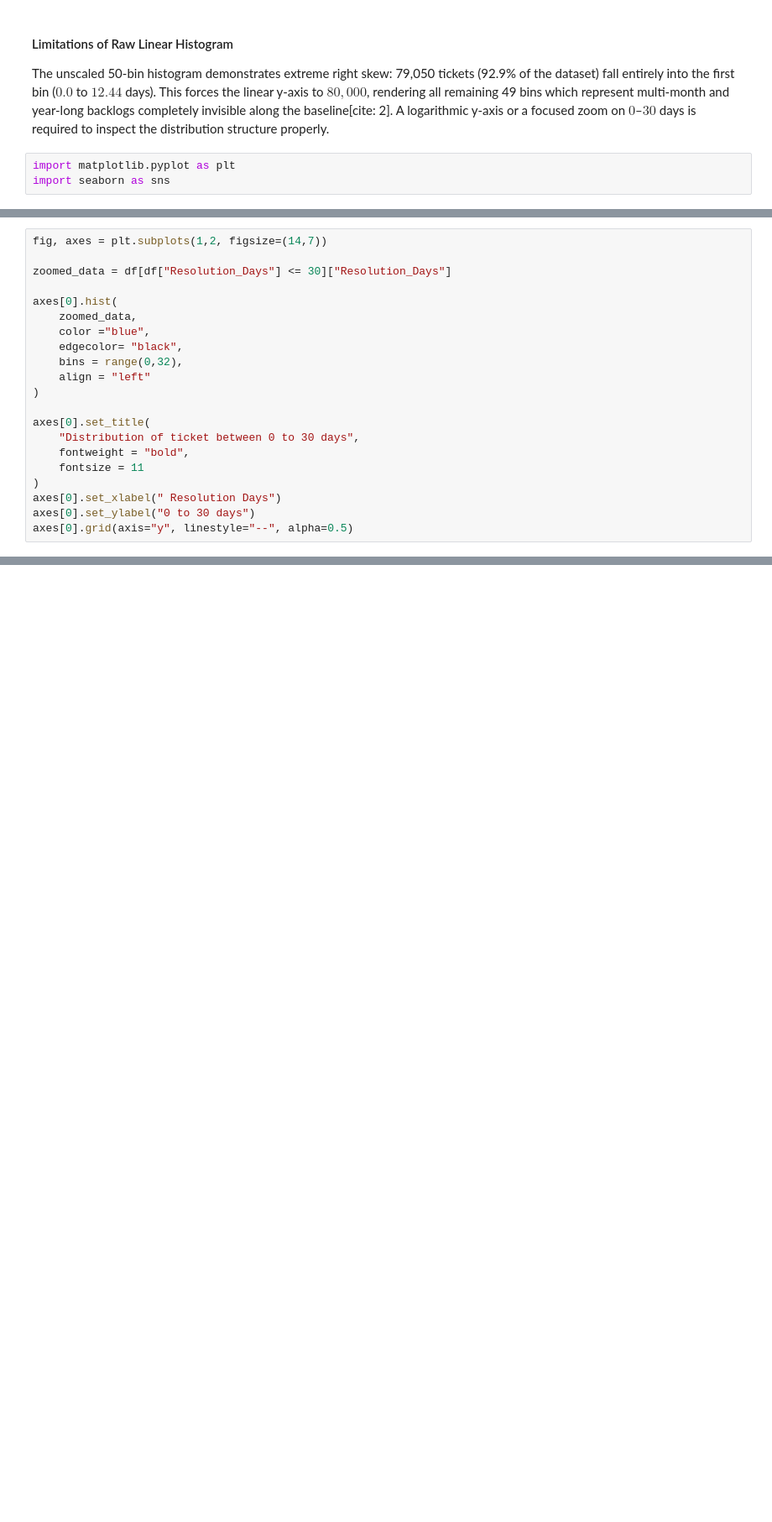
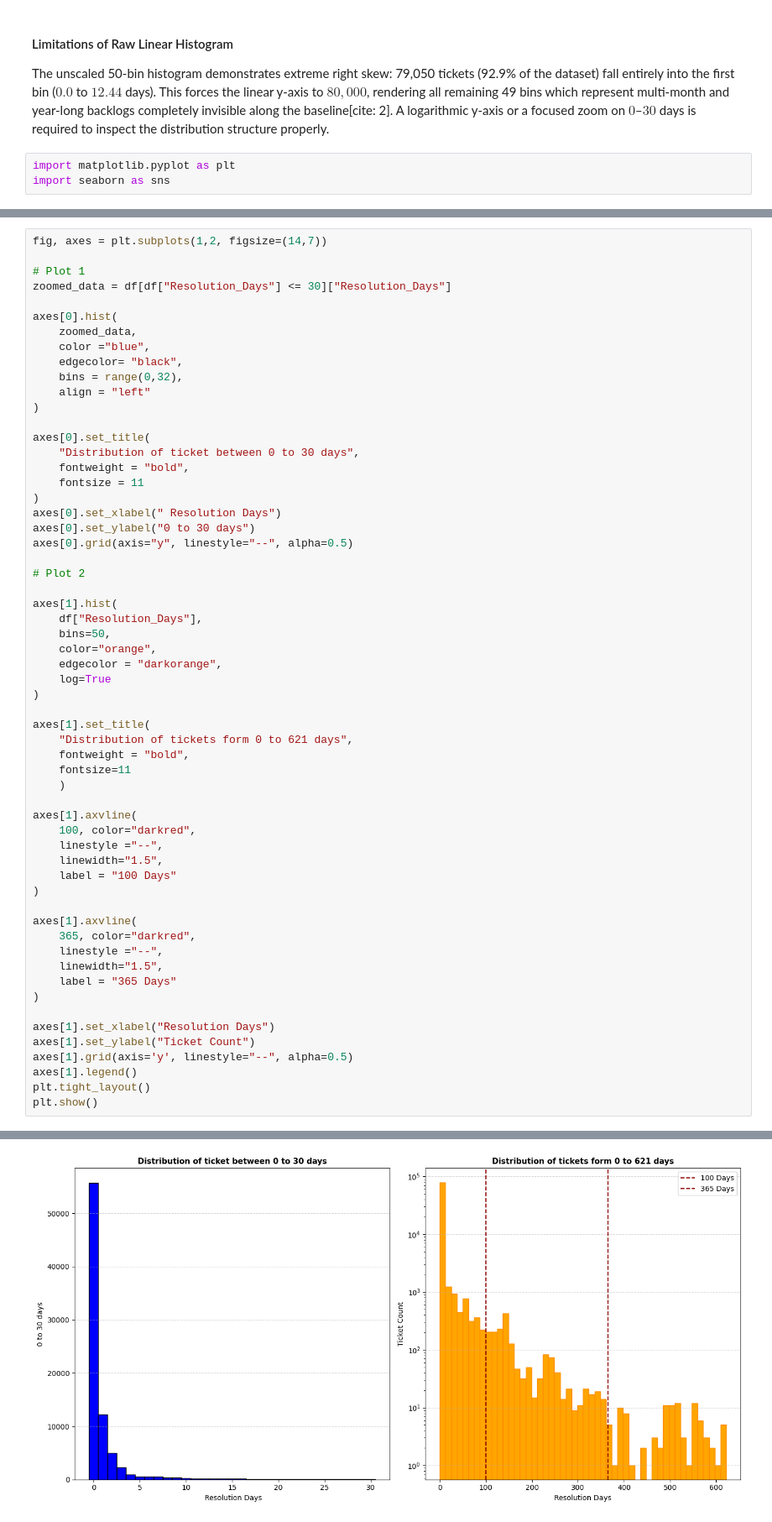
Before and after one commit to JunayedMh/nyc-311-resolution-time-analysis, a Jupyter notebook: notebook/EDA.ipynb, the cells around one changed output, grey strips where cells are left out. Shown at 84% size. Drawn from its saved outputs; the diff is of its cells as text; blank space fills up the shorter version.

```diff
--- a/notebook/EDA.ipynb
+++ b/notebook/EDA.ipynb
@@ -1131,6 +1131,7 @@ plt.hist(df["Resolution_Days"], bins=50)
 # %%
 fig, axes = plt.subplots(1,2, figsize=(14,7))
 
+# Plot 1
 zoomed_data = df[df["Resolution_Days"] <= 30]["Resolution_Days"]
 
 axes[0].hist(
@@ -1149,4 +1150,41 @@ axes[0].set_title(
 axes[0].set_xlabel(" Resolution Days")
 axes[0].set_ylabel("0 to 30 days")
 axes[0].grid(axis="y", linestyle="--", alpha=0.5)
+
+# Plot 2
+
+axes[1].hist(
+    df["Resolution_Days"],
+    bins=50,
+    color="orange",
+    edgecolor = "darkorange",
+    log=True
+)
+
+axes[1].set_title(
+    "Distribution of tickets form 0 to 621 days",
+    fontweight = "bold",
+    fontsize=11
+    )
+
+axes[1].axvline(
+    100, color="darkred",
+    linestyle ="--",
+    linewidth="1.5",
+    label = "100 Days"
+)
+
+axes[1].axvline(
+    365, color="darkred",
+    linestyle ="--",
+    linewidth="1.5",
+    label = "365 Days"
+)
+
+axes[1].set_xlabel("Resolution Days")
+axes[1].set_ylabel("Ticket Count")
+axes[1].grid(axis='y', linestyle="--", alpha=0.5)
+axes[1].legend()
+plt.tight_layout()
+plt.show()
 # %% [output]
@@ -1153,0 +1191 @@ SyntaxError: invalid syntax. Maybe you meant '==' or ':=' instead of '='? (31319
+[figure, added]
```
Also changed, not shown: parts of 5 cells of this notebook.
